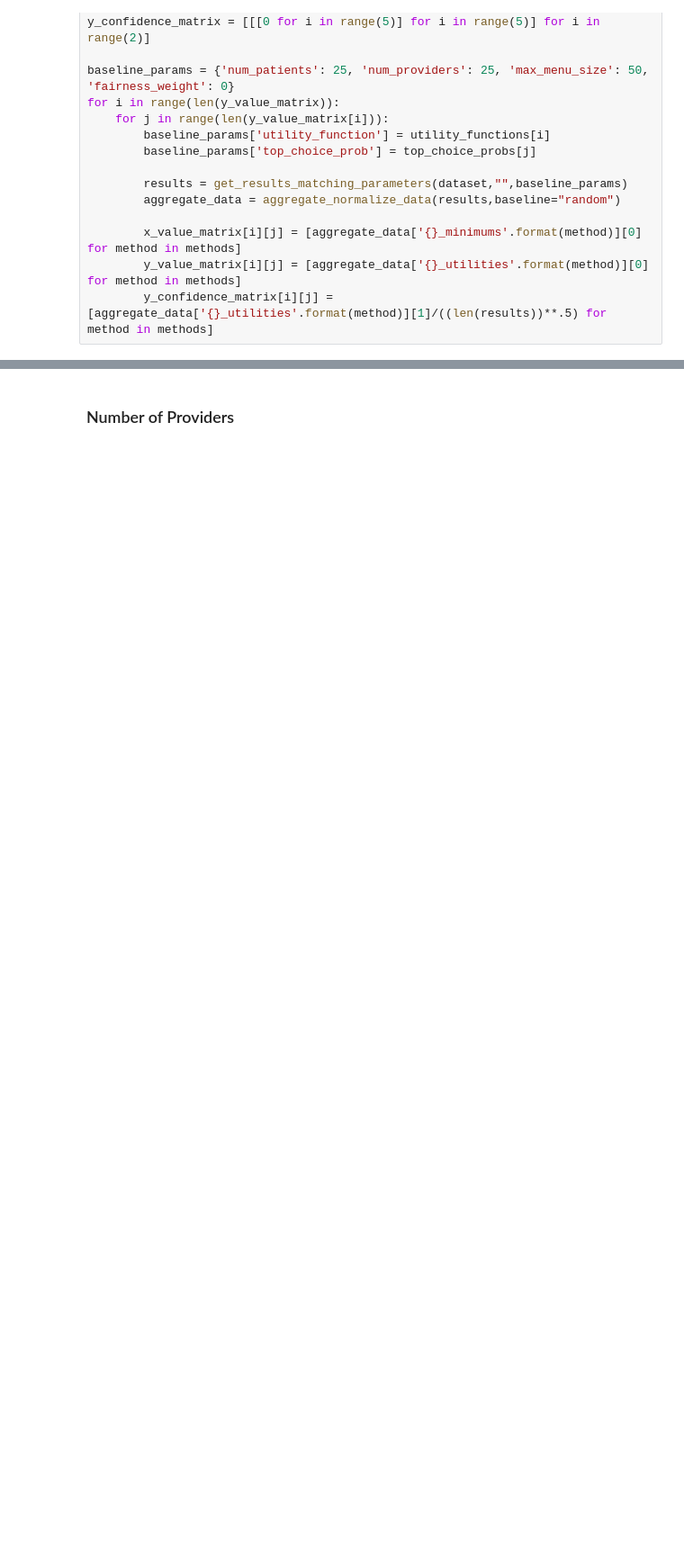
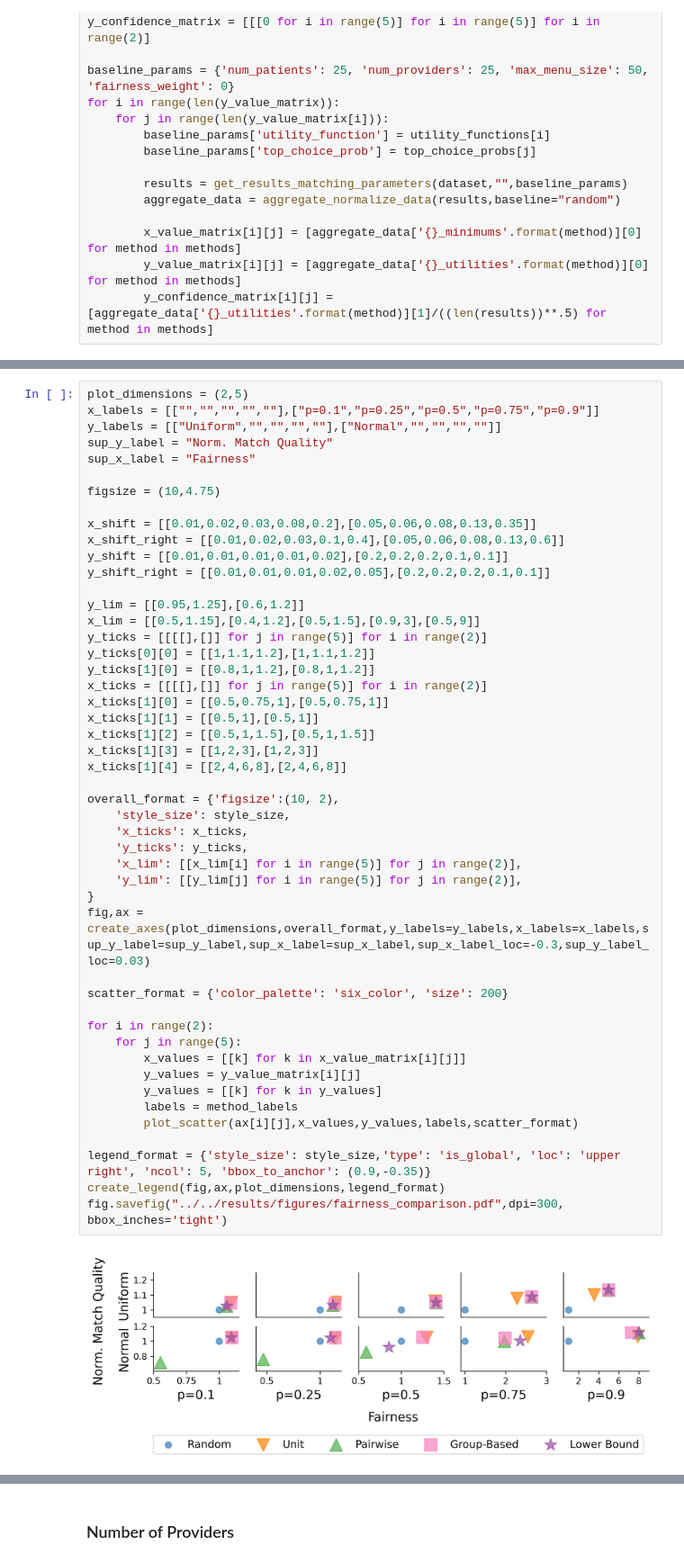
Before and after one commit to naveenr414/patient-provider, a Jupyter notebook: scripts/notebooks/Plotting.ipynb, the cells around one changed output, grey strips where cells are left out. Shown at 90% size. Drawn from its saved outputs; the diff is of its cells as text; blank space fills up the shorter version.

```diff
--- a/scripts/notebooks/Plotting.ipynb
+++ b/scripts/notebooks/Plotting.ipynb
@@ -260,3 +261,53 @@ fig.savefig("../../results/figures/fairness_comparison.pdf",dpi=300, bbox_inches
+# %%
+plot_dimensions = (2,5)
+x_labels = [["","","","",""],["p=0.1","p=0.25","p=0.5","p=0.75","p=0.9"]]
+y_labels = [["Uniform","","","",""],["Normal","","","",""]]
+sup_y_label = "Norm. Match Quality"
+sup_x_label = "Fairness"
+
+figsize = (10,4.75)
+
+x_shift = [[0.01,0.02,0.03,0.08,0.2],[0.05,0.06,0.08,0.13,0.35]]
+x_shift_right = [[0.01,0.02,0.03,0.1,0.4],[0.05,0.06,0.08,0.13,0.6]]
+y_shift = [[0.01,0.01,0.01,0.01,0.02],[0.2,0.2,0.2,0.1,0.1]]
+y_shift_right = [[0.01,0.01,0.01,0.02,0.05],[0.2,0.2,0.2,0.1,0.1]]
+
+y_lim = [[0.95,1.25],[0.6,1.2]]
+x_lim = [[0.5,1.15],[0.4,1.2],[0.5,1.5],[0.9,3],[0.5,9]]
+y_ticks = [[[[],[]] for j in range(5)] for i in range(2)]
+y_ticks[0][0] = [[1,1.1,1.2],[1,1.1,1.2]]
+y_ticks[1][0] = [[0.8,1,1.2],[0.8,1,1.2]]
+x_ticks = [[[[],[]] for j in range(5)] for i in range(2)]
+x_ticks[1][0] = [[0.5,0.75,1],[0.5,0.75,1]]
+x_ticks[1][1] = [[0.5,1],[0.5,1]]
+x_ticks[1][2] = [[0.5,1,1.5],[0.5,1,1.5]]
+x_ticks[1][3] = [[1,2,3],[1,2,3]]
+x_ticks[1][4] = [[2,4,6,8],[2,4,6,8]]
+
+overall_format = {'figsize':(10, 2),
+    'style_size': style_size,
+    'x_ticks': x_ticks,
+    'y_ticks': y_ticks,
+    'x_lim': [[x_lim[i] for i in range(5)] for j in range(2)],
+    'y_lim': [[y_lim[j] for i in range(5)] for j in range(2)],
+}
+fig,ax = create_axes(plot_dimensions,overall_format,y_labels=y_labels,x_labels=x_labels,sup_y_label=sup_y_label,sup_x_label=sup_x_label,sup_x_label_loc=-0.3,sup_y_label_loc=0.03)
+
+scatter_format = {'color_palette': 'six_color', 'size': 200}
+
+for i in range(2):
+    for j in range(5):
+        x_values = [[k] for k in x_value_matrix[i][j]]
+        y_values = y_value_matrix[i][j]
+        y_values = [[k] for k in y_values]
+        labels = method_labels
+        plot_scatter(ax[i][j],x_values,y_values,labels,scatter_format)
+
+legend_format = {'style_size': style_size,'type': 'is_global', 'loc': 'upper right', 'ncol': 5, 'bbox_to_anchor': (0.9,-0.35)}
+create_legend(fig,ax,plot_dimensions,legend_format)
+fig.savefig("../../results/figures/fairness_comparison.pdf",dpi=300, bbox_inches='tight')
+# %% [output]
+[figure, added]
 # %%
 menu_y_values = [[] for i in range(len(methods))]
 menu_confidences = [[] for i in range(len(methods))]
```
Also changed, not shown: parts of 25 cells of this notebook, 6 other files.
